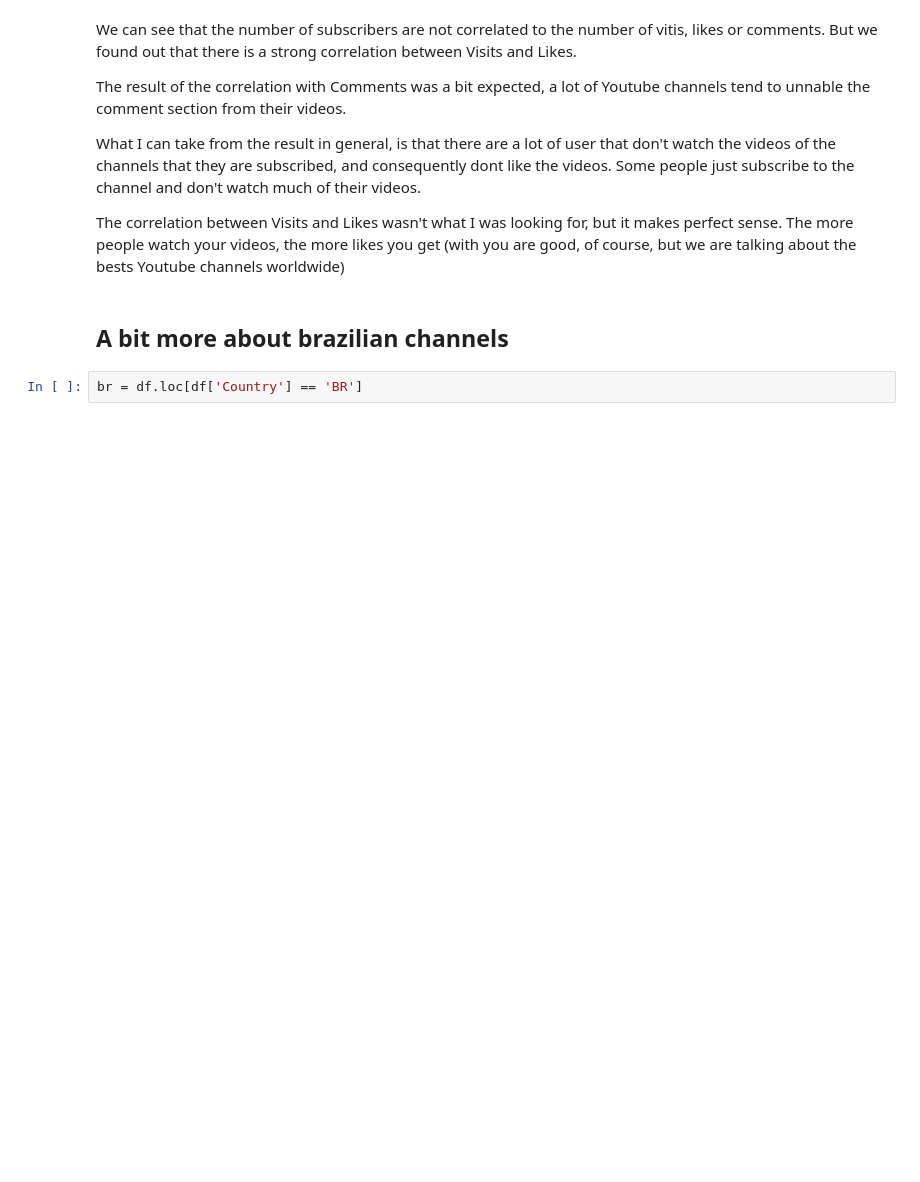
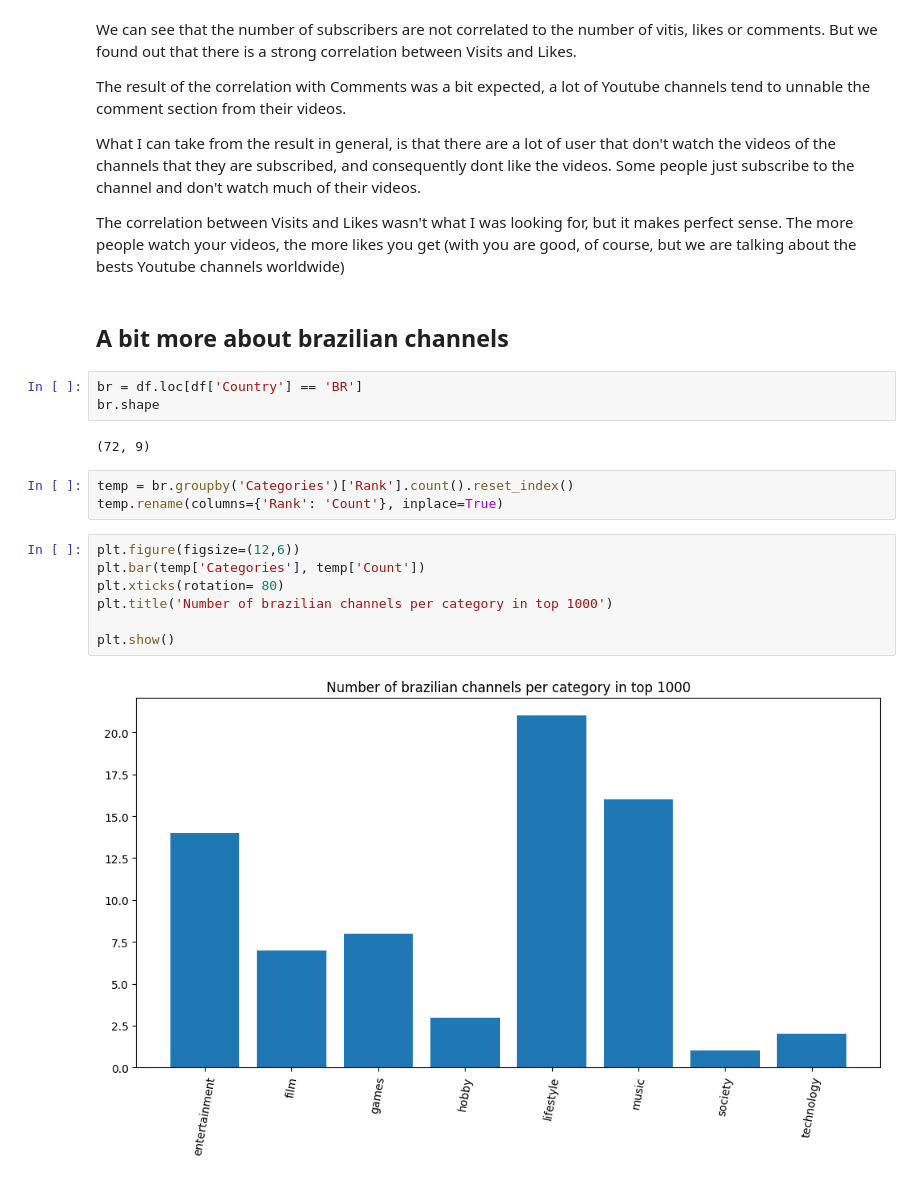
Before and after one commit to gustavocmiranda/DS_Projects, a Jupyter notebook: 03 - Youtube Channels Analysis/yt.ipynb, the cells around one changed output. Saved outputs shown, nothing was run; the diff lists cells and outputs as text; blank space fills up the shorter version.

```diff
--- a/03 - Youtube Channels Analysis/yt.ipynb
+++ b/03 - Youtube Channels Analysis/yt.ipynb
@@ -145,3 +172,18 @@ The correlation between Visits and Likes wasn't what I was looking for, but it m
 ## A bit more about brazilian channels
 # %%
 br = df.loc[df['Country'] == 'BR']
+br.shape
+# %% [output]
+(72, 9)
+# %%
+temp = br.groupby('Categories')['Rank'].count().reset_index()
+temp.rename(columns={'Rank': 'Count'}, inplace=True)
+# %%
+plt.figure(figsize=(12,6))
+plt.bar(temp['Categories'], temp['Count'])
+plt.xticks(rotation= 80)
+plt.title('Number of brazilian channels per category in top 1000')
+
+plt.show()
+# %% [output]
+[figure, added]
```
Also changed, not shown: parts of 7 cells of this notebook, 1 other file.
